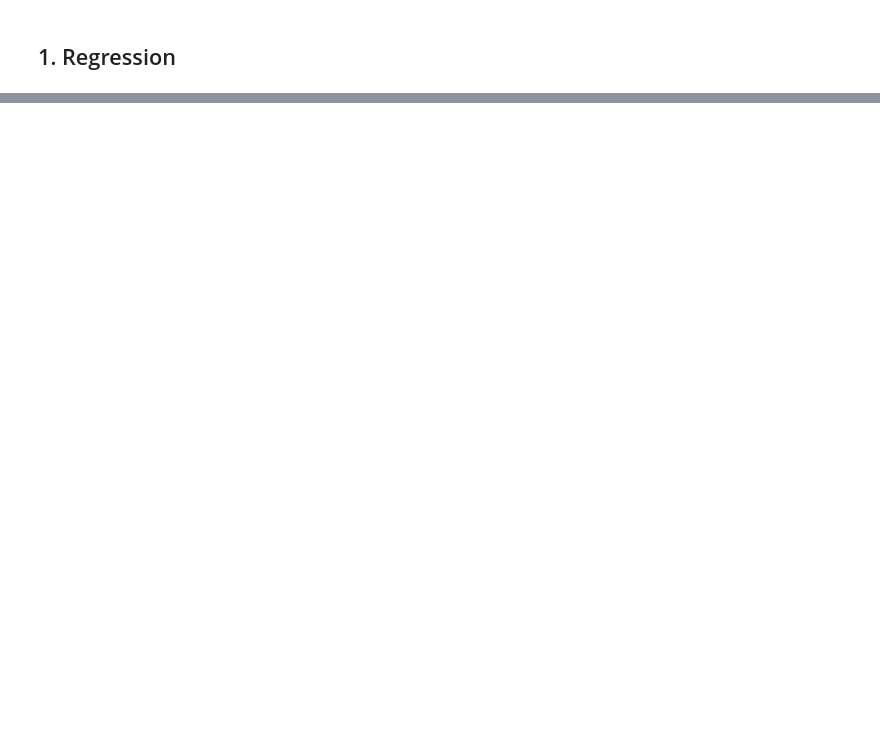
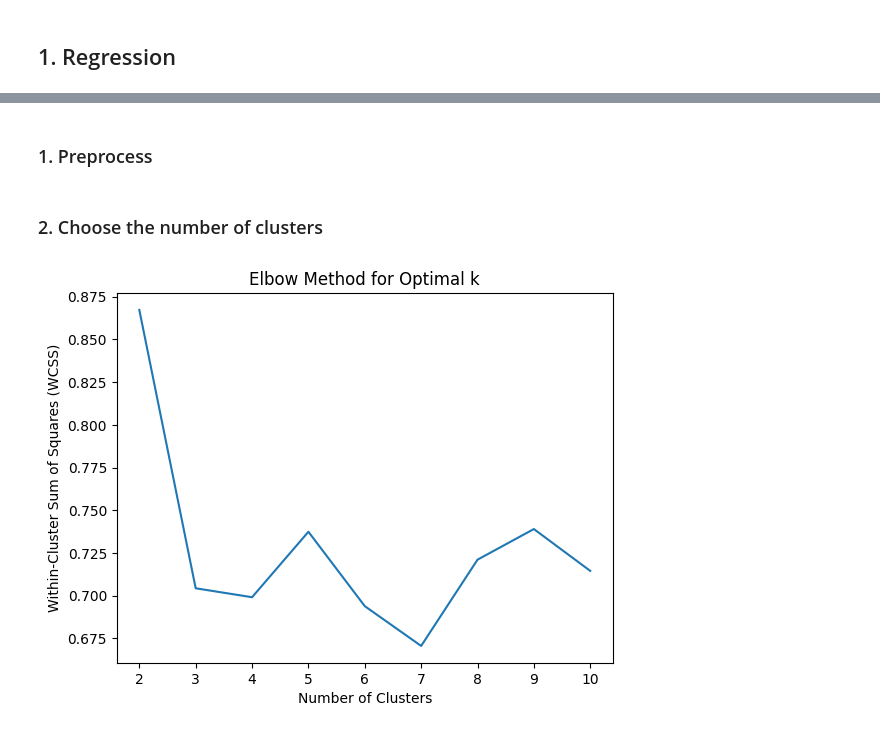
Before and after one commit to ahmedasad236/US-Accidents-Analysis, a Jupyter notebook: spark/main.ipynb, the cells around one changed output, grey strips where cells are left out. Saved outputs shown, nothing was run; the diff lists cells and outputs as text; code cells hidden in the pictures; blank space fills up the shorter version.

Commit message:
Create clustering on latitude and longitude

```diff
--- a/spark/main.ipynb
+++ b/spark/main.ipynb
@@ -16,8 +16,9 @@ spark = SparkSession.builder \
     .config("spark.executor.memory", "10g") \
     .config("spark.driver.memory", "10g") \
     .config("spark.hadoop.fs.gs.impl", "com.google.cloud.hadoop.fs.gcs.GoogleHadoopFileSystem") \
-    .config("spark.hadoop.google.cloud.auth.service.account.json.keyfile",key_filepath  ) \
+    .config("spark.hadoop.google.cloud.auth.service.account.json.keyfile", key_filepath) \
     .config("spark.hadoop.google.cloud.auth.service.account.enable", "true") \
+    .config("spark.sql.legacy.timeParserPolicy", "LEGACY") \
     .getOrCreate()
 # %% [output]
 Setting default log level to "WARN".
@@ -351,0 +241,40 @@ weights, cost_history = linear_regression(transformed_rdd, learning_rate, num_it
+# %% [markdown]
+### 1. Preprocess
+# %%
+from pyspark.ml.feature import VectorAssembler
+
+# Step 1: Preprocessing
+# Select relevant features (latitude and longitude)
+latlong_data = merged_df.select('Start_Lat', 'Start_Lng')
+
+# Assemble features into a vector
+assembler = VectorAssembler(inputCols=['Start_Lat', 'Start_Lng'], outputCol='features')
+latlong_data = assembler.transform(latlong_data)
+# %% [markdown]
+### 2. Choose the number of clusters
+# %%
+from pyspark.ml.clustering import KMeans
+from pyspark.ml.evaluation import ClusteringEvaluator
+import matplotlib.pyplot as plt
+
+# Step 2: Choose the Number of Clusters
+
+wcss = []
+
+# Use the Elbow Method to determine the optimal number of clusters
+for k in range(2, 11):
+    kmeans = KMeans(k=k, seed=42)
+    model = kmeans.fit(latlong_data)
+    predictions = model.transform(latlong_data)
+    evaluator = ClusteringEvaluator()
+    silhouette = evaluator.evaluate(predictions)
+    wcss.append(silhouette)
+
+# Look for a point where the silhouette score stops increasing significantly with increasing k. This point typically resembles an elbow shape in the plot, hence the name "elbow method."
+plt.plot(range(2, 11), wcss)
+plt.title('Elbow Method for Optimal k')
+plt.xlabel('Number of Clusters')
+plt.ylabel('Within-Cluster Sum of Squares (WCSS)')
+plt.show()
+# %% [output]
+[figure, added]
```
Also changed, not shown: parts of 16 cells of this notebook, 1 other file.
